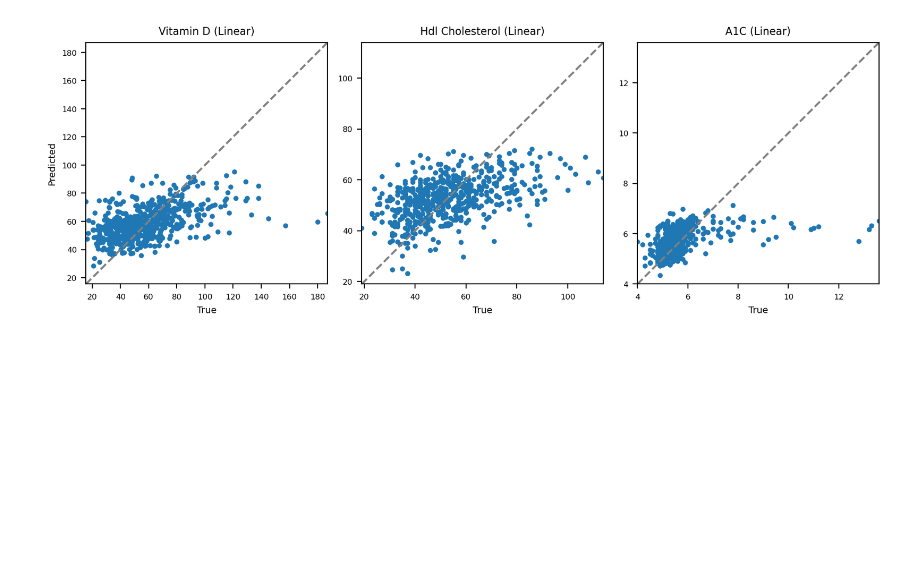
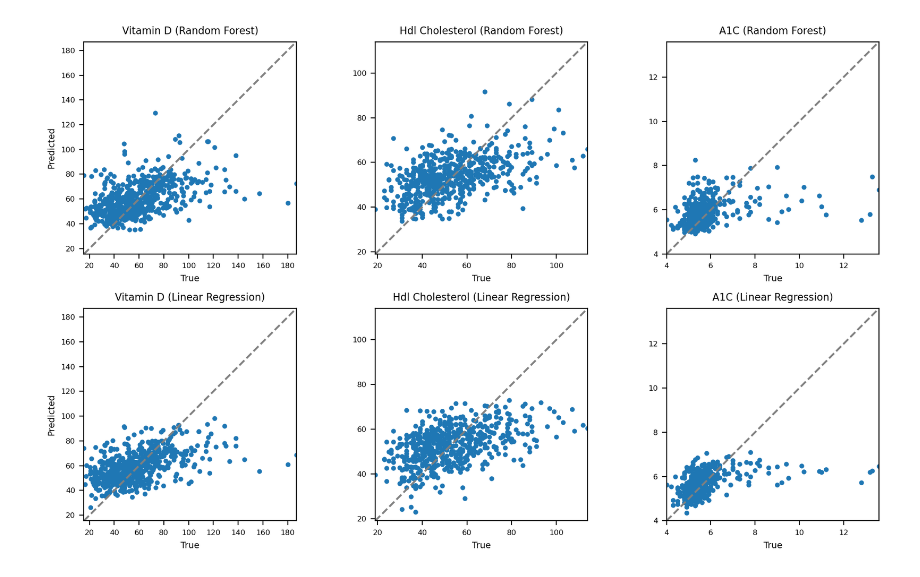
Before and after one commit to ahollyday/nhanes-health-regression, a Jupyter notebook: notebooks/02_preprocessing_modeling.ipynb, the cells around one changed output. Saved outputs shown, nothing was run; the diff lists cells and outputs as text; code cells hidden in the pictures; blank space fills up the shorter version.

Commit message:
Minor edits to EDA and refined metrics and viz for baseline models in 02_preprc

```diff
--- a/notebooks/02_preprocessing_modeling.ipynb
+++ b/notebooks/02_preprocessing_modeling.ipynb
@@ -129,0 +94,17 @@ a1c                   R²: 0.149    RMSE: 0.976
+# %%
+# Train & Evaluate Multivariate Linear Regression (baseline #2)
+
+linear_model = Pipeline([
+    ('preprocessing', preprocessor),
+    ('regressor', MultiOutputRegressor(LinearRegression()))
+])
+linear_model.fit(X_train, y_train)
+y_pred_linear = linear_model.predict(X_test)
+
+print("\n=== Linear Regression Performance ===")
+lr_metrics = []
+for i, col in enumerate(target_cols):
+    r2 = r2_score(y_test[col], y_pred_linear[:, i])
+    rmse = mean_squared_error(y_test[col], y_pred_linear[:, i], squared=False)
+    lr_metrics.append((col, r2, rmse))
+    print(f"{col:<20}  R²: {r2:.3f}    RMSE: {rmse:.3f}")
@@ -130,46 +116,29 @@ a1c                   R²: 0.149    RMSE: 0.976
 # %%
-# === Linear model pipeline ===
-linear_model = Pipeline([
-    ('preprocessing', preprocessor),
-    ('regressor', MultiOutputRegressor(LinearRegression()))
-])
+# Diagnostic Plots (baseline intercomparison)
 
-linear_model.fit(X_train, y_train)
-y_pred_linear = linear_model.predict(X_test)
+fig, axes = plt.subplots(2, 3, figsize=(10, 6))
+for i, col in enumerate(target_cols):
+    for j, (pred_vals, title) in enumerate(zip(
+        [y_pred_rf[:, i], y_pred_linear[:, i]],
+        ["Random Forest", "Linear Regression"]
+    )):
+        ax = axes[j, i]
+        true_vals = y_test[col]
+        min_val = min(true_vals.min(), pred_vals.min())
+        max_val = max(true_vals.max(), pred_vals.max())
 
-print("\n=== Linear Regression Performance ===")
-for i, col in enumerate(target_cols):
-    r2 = r2_score(y_test[col], y_pred_linear[:, i])
-    rmse = mean_squared_error(y_test[col], y_pred_linear[:, i], squared=False)
-    print(f"{col:<20}  R²: {r2:.3f}    RMSE: {rmse:.3f}")
-
-# === Diagnostic scatter plots for Linear Regression ===
-fig, axes = plt.subplots(1, 3, figsize=(9, 3))
-
-for i, col in enumerate(target_cols):
-    ax = axes[i]
-    true_vals = y_test[col]
-    pred_vals = y_pred_linear[:, i]
-
-    # Consistent min/max across all targets
-    min_val = min(true_vals.min(), pred_vals.min())
-    max_val = max(true_vals.max(), pred_vals.max())
-
-    # Scatter plot
-    ax.scatter(true_vals, pred_vals, alpha=1, s=8)
-    ax.plot([min_val, max_val], [min_val, max_val], '--', color='gray')
-
-    # Labels and formatting
-    ax.set_title(col.replace('_', ' ').title() + " (Linear)", fontsize=8)
-    ax.set_xlabel("True")
-    if i == 0:
-        ax.set_ylabel("Predicted")
-    else:
-        ax.set_ylabel("")
-    ax.set_xlim(min_val, max_val)
-    ax.set_ylim(min_val, max_val)
-    ax.set_aspect('equal', 'box')
-    ax.tick_params(axis='both', labelsize=6)
+        ax.scatter(true_vals, pred_vals, alpha=1, s=8)
+        ax.plot([min_val, max_val], [min_val, max_val], '--', color='gray')
+        ax.set_title(f"{col.replace('_', ' ').title()} ({title})", fontsize=8)
+        ax.set_xlabel("True")
+        if i == 0:
+            ax.set_ylabel("Predicted")
+        else:
+            ax.set_ylabel("")
+        ax.set_xlim(min_val, max_val)
+        ax.set_ylim(min_val, max_val)
+        ax.set_aspect('equal', 'box')
+        ax.tick_params(axis='both', labelsize=6)
 
 plt.tight_layout()
 plt.show()
@@ -181 +146 @@ a1c                   R²: 0.183    RMSE: 0.956
-[figure, old version]
+[figure, new version]
```
Also changed, not shown: parts of 12 cells of this notebook, 8 other files.
